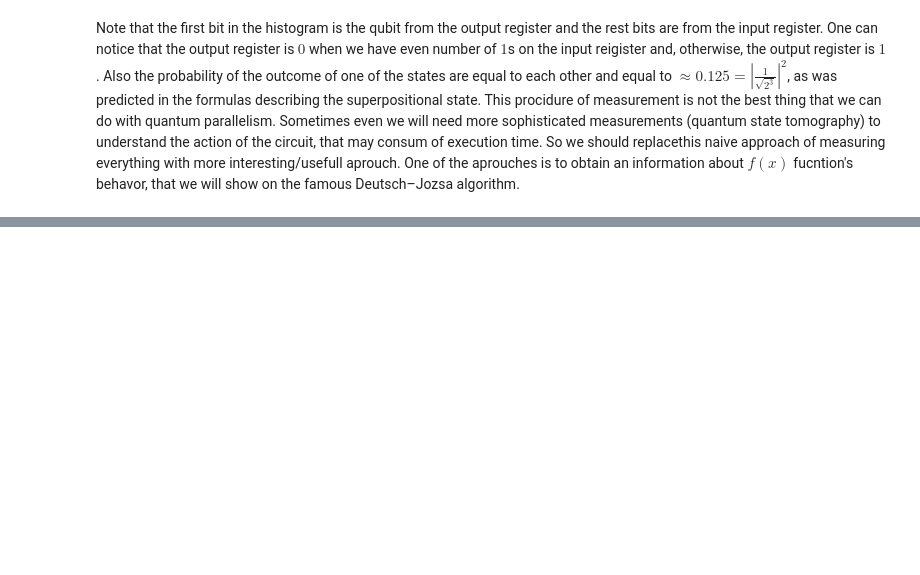
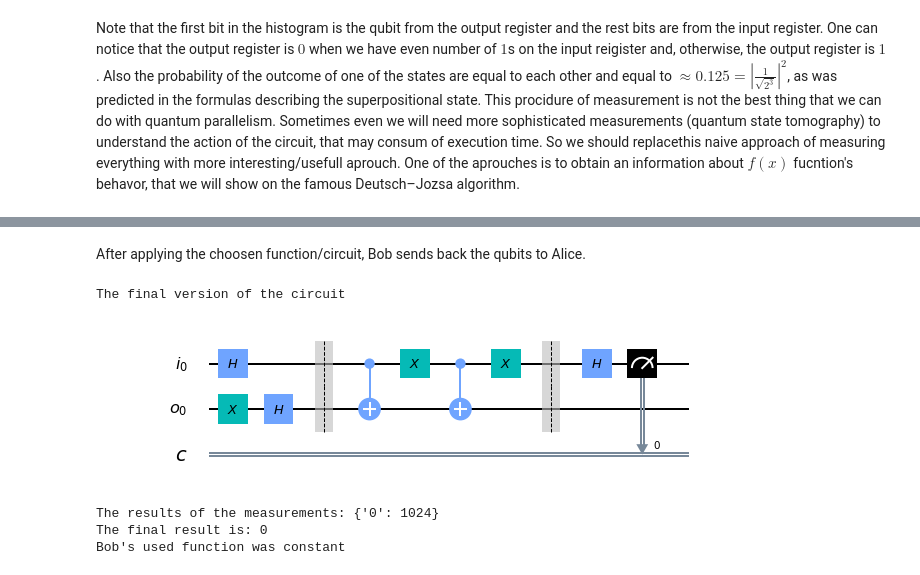
Before and after one commit to DavitKhach/quantum-algorithms-tutorials, a Jupyter notebook: quantum_parallelism_Deutsch_Jozsa.ipynb, the cells around one changed output, grey strips where cells are left out. Drawn from its saved outputs; the diff is of its cells as text; code cells hidden in the pictures; blank space fills up the shorter version.

```diff
--- a/quantum_parallelism_Deutsch_Jozsa.ipynb
+++ b/quantum_parallelism_Deutsch_Jozsa.ipynb
@@ -244,0 +315,34 @@ Now we are ready to code. In the code we will implement all 4 possible functions
+# %% [markdown]
+After applying the choosen function/circuit, Bob sends back the qubits to Alice.
+# %%
+# Alice's final operations
+circuit_Deutsch.h(input_register[0])
+circuit_Deutsch.measure(input_register[0], classical_register[0])
+
+# draw the final version of the circuit
+print("The final version of the circuit")
+%matplotlib inline
+circuit_Deutsch.draw(output="mpl")
+# %% [output]
+The final version of the circuit
+[figure, added]
+# %%
+
+# The execution of the circuit
+counts = execute(circuit_Deutsch, simulator, shots=1024).result().get_counts()
+
+# take the most often obtaned result
+measurement_result = max(counts, key=counts.get)
+print("The results of the measurements: {}".format(counts))
+print("The final result is: {}".format(measurement_result))
+
+# from the finla measurement result Alice deduces
+# is the choosen/applyied function balanced or constant
+if measurement_result == '0':
+    print("Bob's used function was constant")
+elif measurement_result == '1':
+    print("Bob's used function was balanced")
+# %% [output]
+The results of the measurements: {'0': 1024}
+The final result is: 0
+Bob's used function was constant
```
Also changed, not shown: parts of 11 cells of this notebook.
